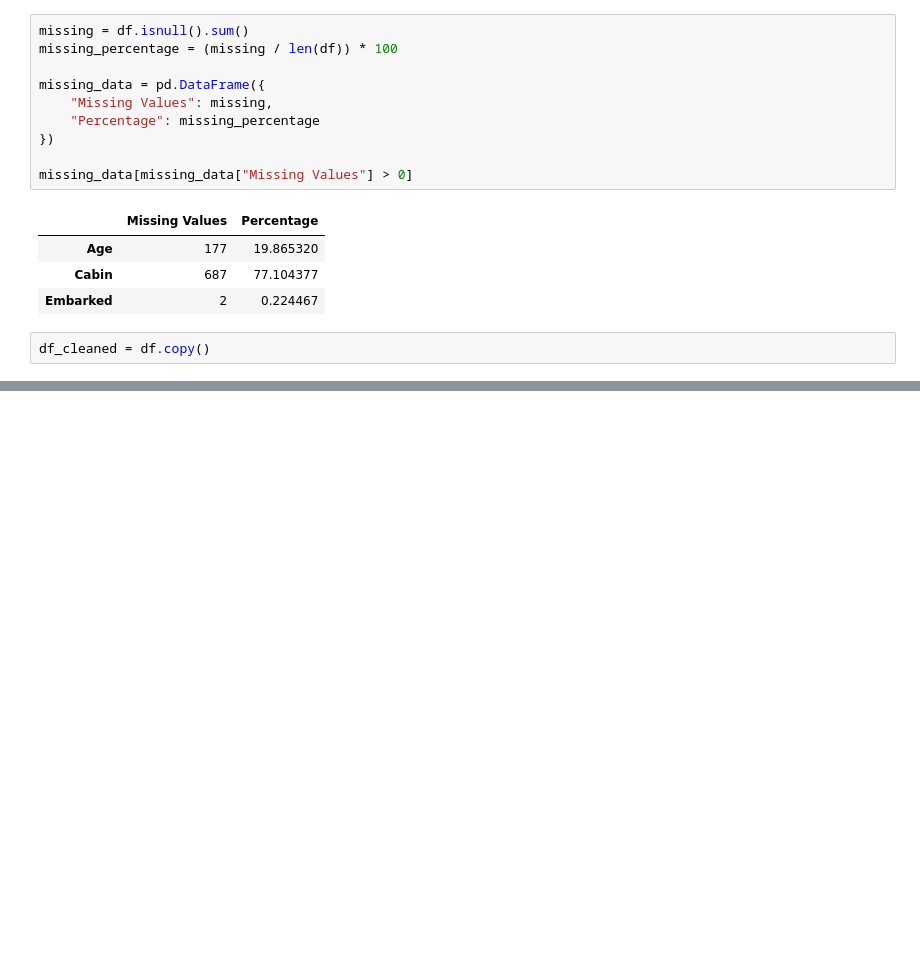
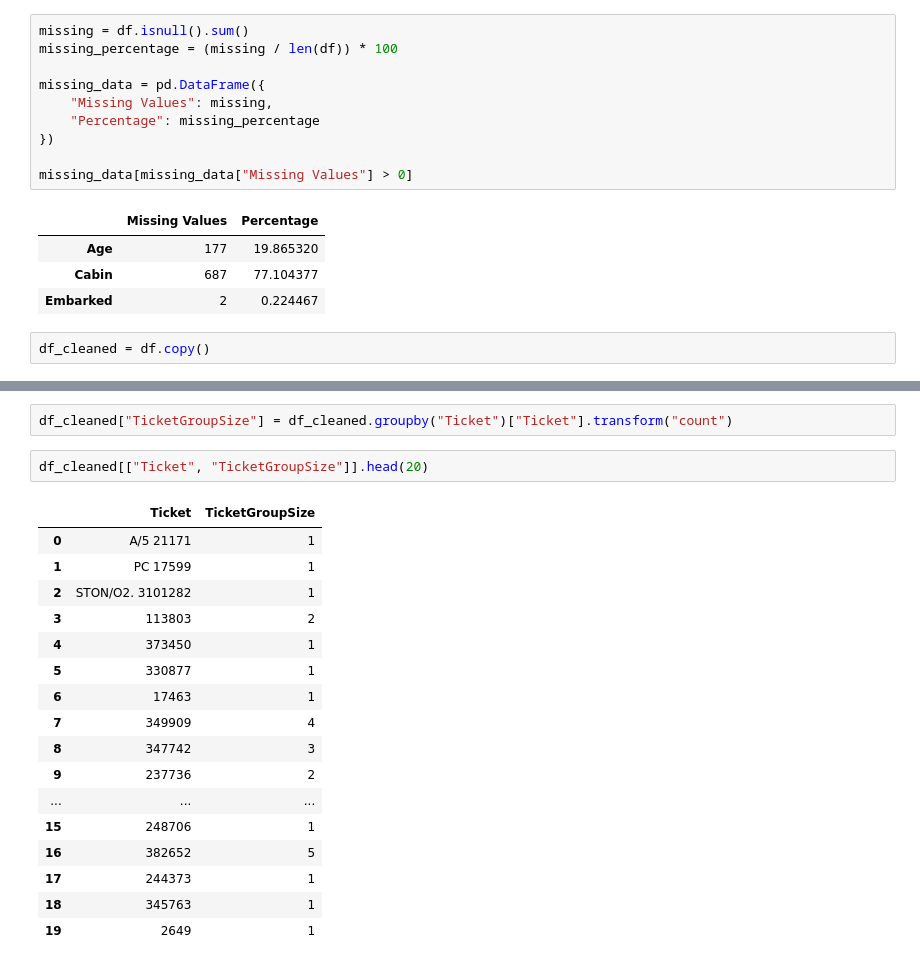
Before and after one commit to Omiiii04/Kaggle---Titanic---Machine-Learning-from-Disaster, a Jupyter notebook: Notebook.ipynb, the cells around one changed output, grey strips where cells are left out. Cells and saved outputs as stored; diff of their text form; blank space fills up the shorter version.

```diff
--- a/Notebook.ipynb
+++ b/Notebook.ipynb
@@ -446,0 +908,22 @@ df_cleaned = df.copy()
+# %%
+df_cleaned["TicketGroupSize"] = df_cleaned.groupby("Ticket")["Ticket"].transform("count")
+# %%
+df_cleaned[["Ticket", "TicketGroupSize"]].head(20)
+# %% [output]
+|  | Ticket | TicketGroupSize |
+| 0 | A/5 21171 | 1 |
+| 1 | PC 17599 | 1 |
+| 2 | STON/O2. 3101282 | 1 |
+| 3 | 113803 | 2 |
+| 4 | 373450 | 1 |
+| 5 | 330877 | 1 |
+| 6 | 17463 | 1 |
+| 7 | 349909 | 4 |
+| 8 | 347742 | 3 |
+| 9 | 237736 | 2 |
+| ... | ... | ... |
+| 15 | 248706 | 1 |
+| 16 | 382652 | 5 |
+| 17 | 244373 | 1 |
+| 18 | 345763 | 1 |
+| 19 | 2649 | 1 |
```
Also changed, not shown: parts of 73 cells of this notebook.
